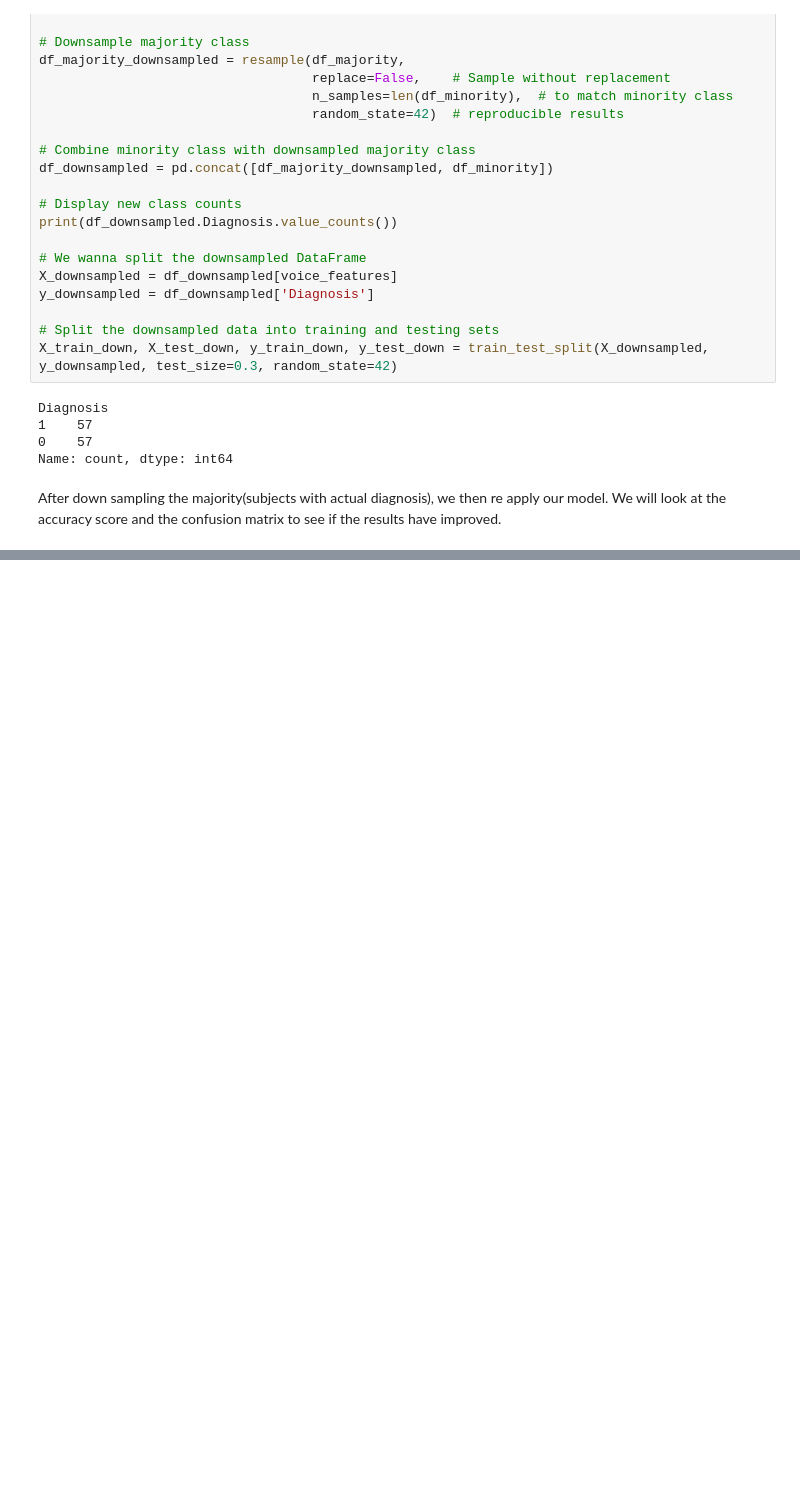
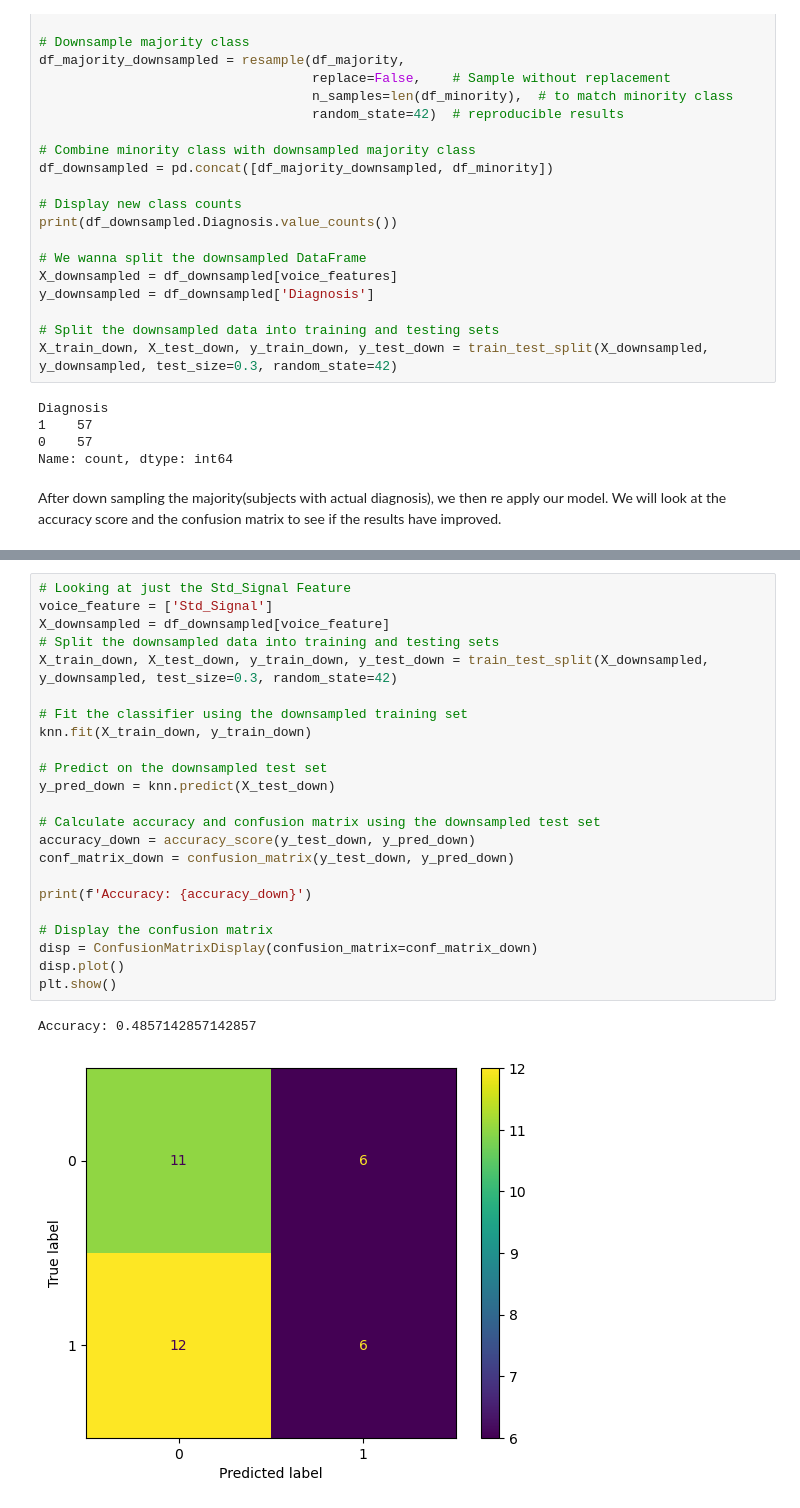
Before and after one commit to justinb91011/Voice_Data_Detects_Disease, a Jupyter notebook: voice-data.ipynb, the cells around one changed output, grey strips where cells are left out. Drawn from its saved outputs; the diff is of its cells as text; blank space fills up the shorter version.

```diff
--- a/voice-data.ipynb
+++ b/voice-data.ipynb
@@ -300,0 +327,26 @@ Another model that we will use is the Random Forest Classifier
+# %%
+# Looking at just the Std_Signal Feature
+voice_feature = ['Std_Signal']
+X_downsampled = df_downsampled[voice_feature]
+# Split the downsampled data into training and testing sets
+X_train_down, X_test_down, y_train_down, y_test_down = train_test_split(X_downsampled, y_downsampled, test_size=0.3, random_state=42)
+
+# Fit the classifier using the downsampled training set
+knn.fit(X_train_down, y_train_down)
+
+# Predict on the downsampled test set
+y_pred_down = knn.predict(X_test_down)
+
+# Calculate accuracy and confusion matrix using the downsampled test set
+accuracy_down = accuracy_score(y_test_down, y_pred_down)
+conf_matrix_down = confusion_matrix(y_test_down, y_pred_down)
+
+print(f'Accuracy: {accuracy_down}')
+
+# Display the confusion matrix
+disp = ConfusionMatrixDisplay(confusion_matrix=conf_matrix_down)
+disp.plot()
+plt.show()
+# %% [output]
+Accuracy: 0.4857142857142857
+[figure, added]
```
Also changed, not shown: parts of 17 cells of this notebook.
